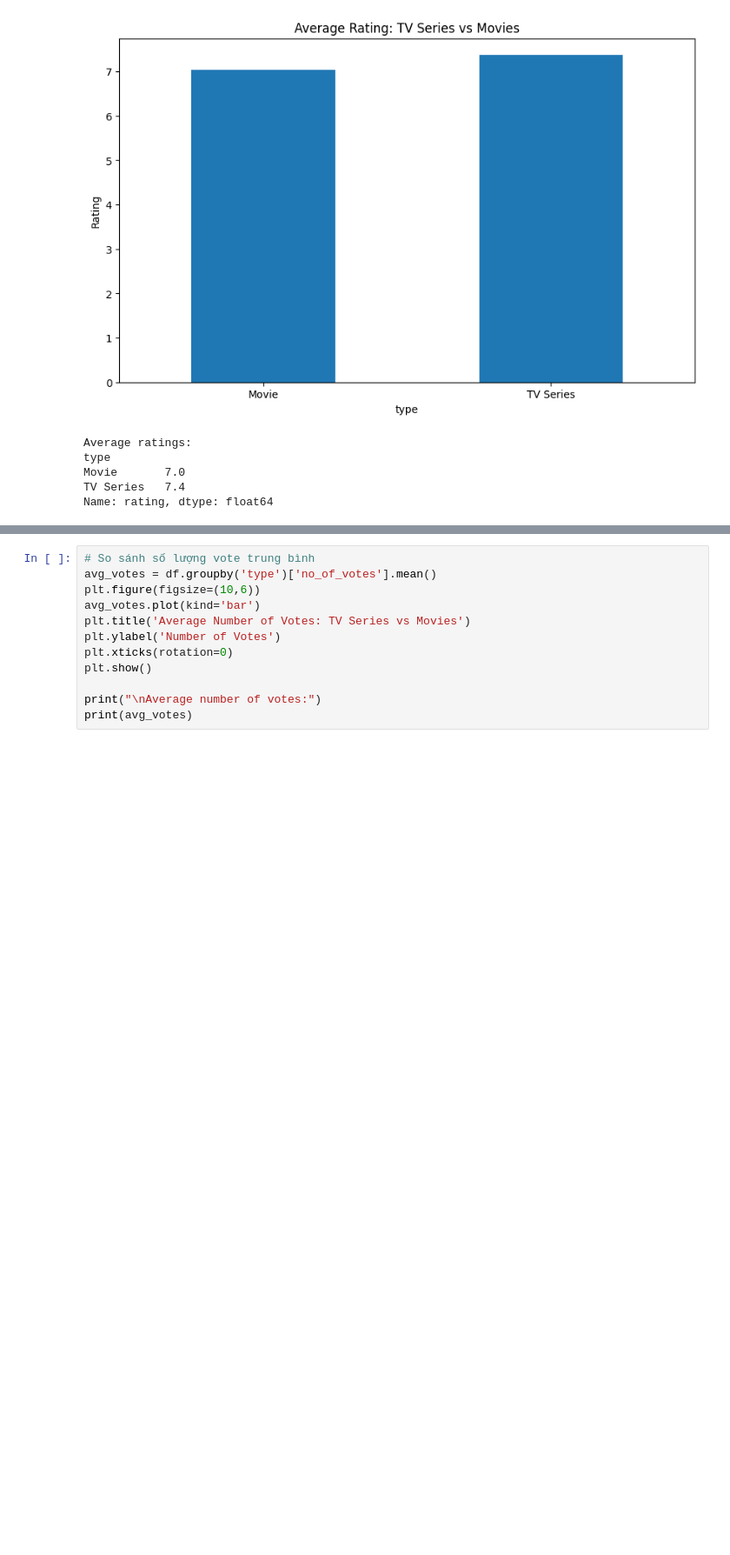
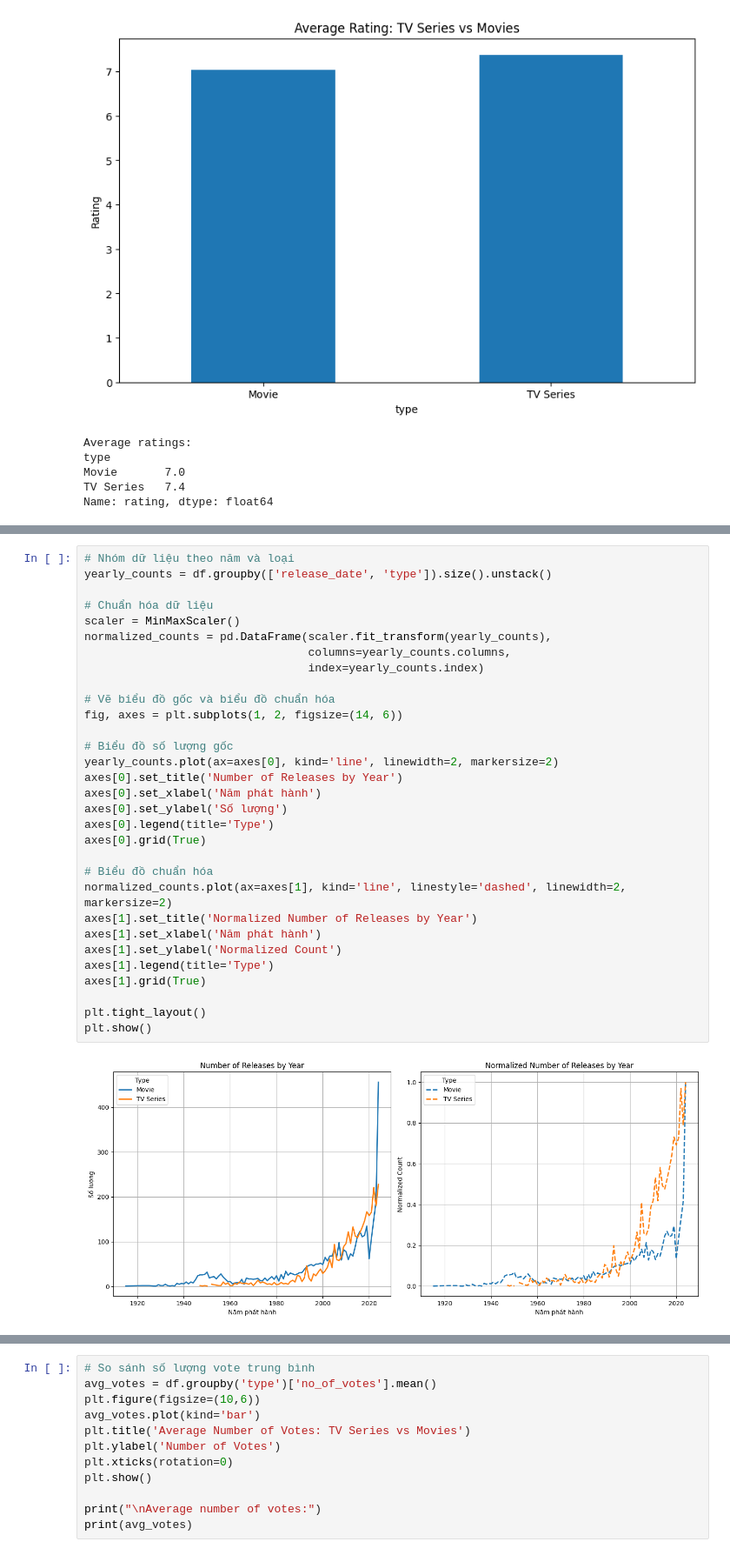
Before and after one commit to phuocnguyen2412/movie-analyst, a Jupyter notebook: Analyze_data_4.ipynb, the cells around one changed output, grey strips where cells are left out. Shown at 87% size. Saved outputs shown, nothing was run; the diff lists cells and outputs as text; blank space fills up the shorter version.

```diff
--- a/Analyze_data_4.ipynb
+++ b/Analyze_data_4.ipynb
@@ -111,0 +141,33 @@ plt.show()
+# %%
+# Nhóm dữ liệu theo năm và loại
+yearly_counts = df.groupby(['release_date', 'type']).size().unstack()
+
+# Chuẩn hóa dữ liệu
+scaler = MinMaxScaler()
+normalized_counts = pd.DataFrame(scaler.fit_transform(yearly_counts),
+                                 columns=yearly_counts.columns,
+                                 index=yearly_counts.index)
+
+# Vẽ biểu đồ gốc và biểu đồ chuẩn hóa
+fig, axes = plt.subplots(1, 2, figsize=(14, 6))
+
+# Biểu đồ số lượng gốc
+yearly_counts.plot(ax=axes[0], kind='line', linewidth=2, markersize=2)
+axes[0].set_title('Number of Releases by Year')
+axes[0].set_xlabel('Năm phát hành')
+axes[0].set_ylabel('Số lượng')
+axes[0].legend(title='Type')
+axes[0].grid(True)
+
+# Biểu đồ chuẩn hóa
+normalized_counts.plot(ax=axes[1], kind='line', linestyle='dashed', linewidth=2, markersize=2)
+axes[1].set_title('Normalized Number of Releases by Year')
+axes[1].set_xlabel('Năm phát hành')
+axes[1].set_ylabel('Normalized Count')
+axes[1].legend(title='Type')
+axes[1].grid(True)
+
+plt.tight_layout()
+plt.show()
+# %% [output]
+[figure, added]
```
Also changed, not shown: parts of 14 cells of this notebook, 1 other file.
